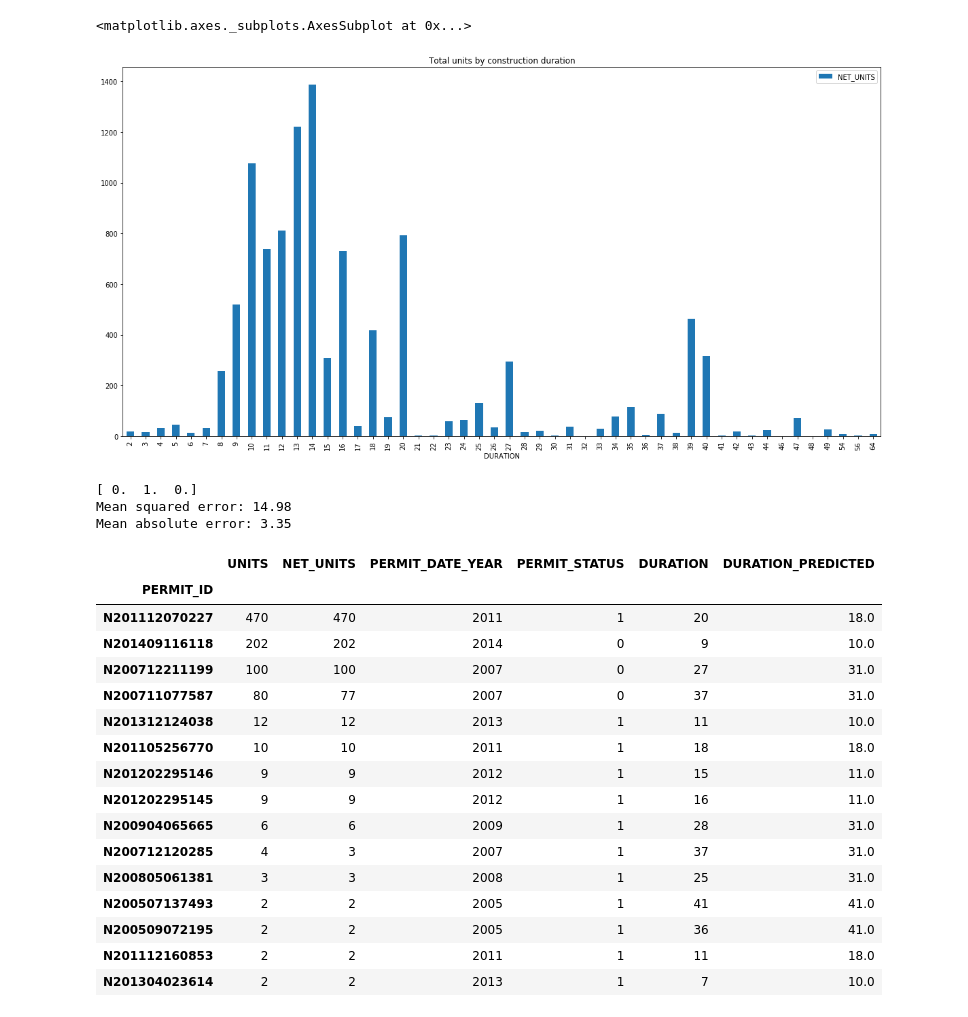
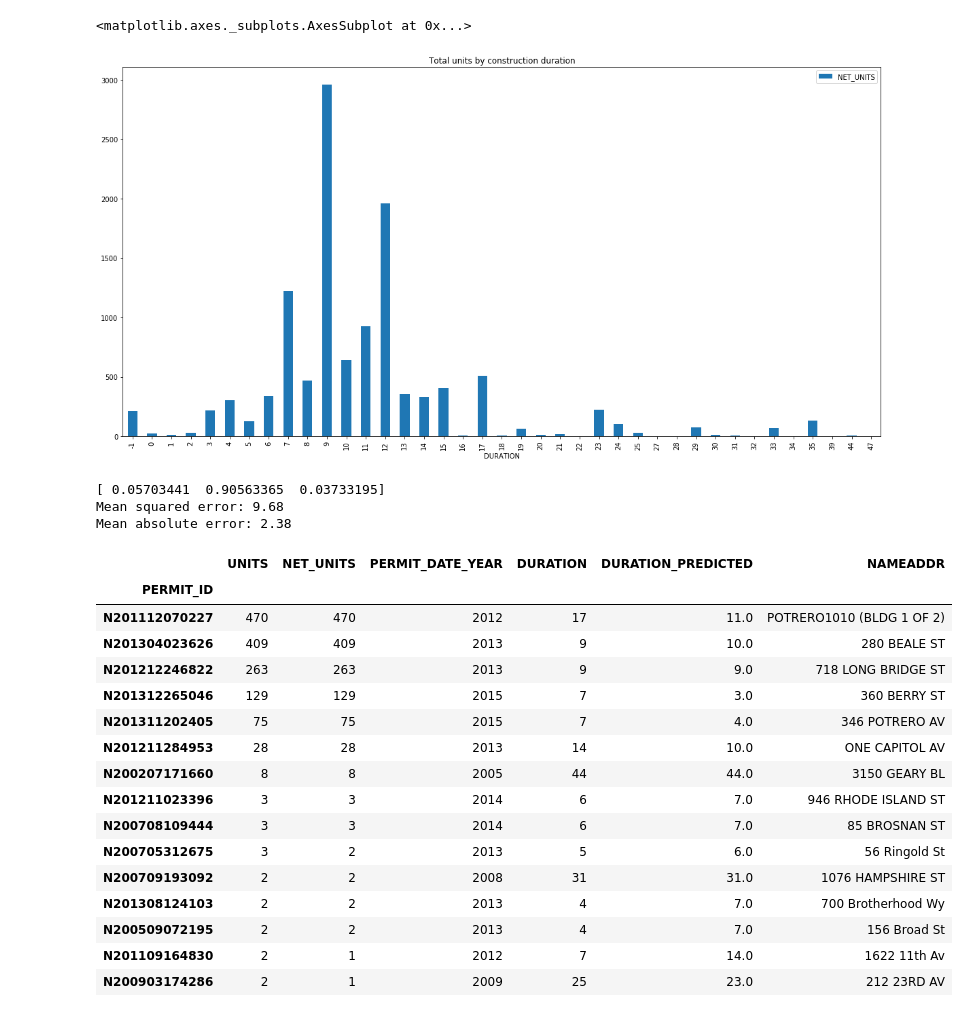
Before and after one commit to openland/statecraft-projects, a Jupyter notebook: housing_pipeline.ipynb, the cells around one changed output. Drawn from its saved outputs; the diff is of its cells as text; code cells hidden in the pictures.

```diff
--- a/housing_pipeline.ipynb
+++ b/housing_pipeline.ipynb
@@ -21,7 +21,7 @@ IPython.OutputArea.prototype._should_scroll = function(lines) {
 # %% [output]
 [interactive output not drawn]
 # %%
-columns = ['PERMIT_ID', 'UNITS', 'NET_UNITS', 'BESTSTAT', 'BESTDATE', 'YEAR', 'QUARTER']
+columns = ['PERMIT_ID', 'UNITS', 'NET_UNITS', 'BESTSTAT', 'BESTDATE', 'YEAR', 'QUARTER', 'NAMEADDR']
 # AFF_UNITS, NET_AFF_UNITS, NAMEADDR, APN
 distinct_columns = ['PERMIT_ID']
 
@@ -40,9 +40,13 @@ def loadData():
     return df
 
 def loadPermits():
-    converters = {'Permit Number': lambda x: 'N'+x.replace(',','')}
-    X = pd.read_csv("data_complete/Building_Permits_Filtered.csv", sep=',', infer_datetime_format=True, parse_dates=['PERMIT_DATE', 'PERMIT_STATUS_DATE'])
+    #converters = {'Permit Number': lambda x: 'N'+x.replace(',','')}
+    #X = pd.read_csv("data_complete/Building_Permits_Filtered.csv", sep=',', infer_datetime_format=True, parse_dates=['PERMIT_DATE', 'PERMIT_STATUS_DATE'])
+
+    X = pd.read_csv("data_complete/Building_Permits_ISSUED.csv", sep=',', infer_datetime_format=True, parse_dates=['PERMIT_ISSUED_DATE'])
+    X = X.drop_duplicates()
     X = X.set_index('PERMIT_ID')
+    X.rename(columns = {'PERMIT_ISSUED_DATE':'PERMIT_DATE'}, inplace = True)
     return X
 
 permits = loadPermits()
@@ -91,8 +95,8 @@ data['PERMIT_DATE_YEAR'] = pd.DatetimeIndex(data['PERMIT_DATE']).year
 data['PERMIT_DATE_QUARTER'] = pd.DatetimeIndex(data['PERMIT_DATE']).quarter
 
 data['DURATION'] = (data['YEAR_END'] - data['PERMIT_DATE_YEAR']) * 4 + data['QUARTER_END'] - data['PERMIT_DATE_QUARTER'] + 1
-data = data[['UNITS', 'NET_UNITS', 'YEAR_END', 'QUARTER_END', # , 'PERMIT_DATE', 'YEAR_START', 'QUARTER_START'
-             'PERMIT_DATE_YEAR', 'PERMIT_DATE_QUARTER', 'DURATION', 'PERMIT_STATUS', 'PERMIT_STATUS_DATE']]
+data = data[['UNITS', 'NET_UNITS', 'YEAR_END', 'QUARTER_END', 'NAMEADDR',# , 'PERMIT_DATE', 'YEAR_START', 'QUARTER_START'
+             'PERMIT_DATE_YEAR', 'PERMIT_DATE_QUARTER', 'DURATION']]#, 'PERMIT_STATUS', 'PERMIT_STATUS_DATE']]
 data.head()
 # %% [output]
 565
@@ -175,60 +179,60 @@ grouped = complete.sort_values(['NET_UNITS']).groupby(['DURATION']).sum()
 grouped.plot(y = 'NET_UNITS', kind = "bar", figsize=(20,10), title="Total units by construction duration")
 # %% [output]
 <matplotlib.axes._subplots.AxesSubplot at 0x...>
-[figure, old version]
+[figure, new version]
 # %%
 #complete['PERMIT_DATE_YEAR'] = 2017 - complete['PERMIT_DATE_YEAR']
 #incomplete['PERMIT_DATE_YEAR'] = 2017 - incomplete['PERMIT_DATE_YEAR']
 
 # if permit status is "complete"
-complete['PERMIT_STATUS'] = pd.get_dummies( complete['PERMIT_STATUS'] )['complete']
-incomplete['PERMIT_STATUS'] = pd.get_dummies( incomplete['PERMIT_STATUS'] )['complete']
+#complete['PERMIT_STATUS'] = pd.get_dummies( complete['PERMIT_STATUS'] )['complete']
+#incomplete['PERMIT_STATUS'] = pd.get_dummies( incomplete['PERMIT_STATUS'] )['complete']
 
-columns_to_show = ['UNITS', 'NET_UNITS', 'PERMIT_DATE_YEAR', 'PERMIT_STATUS', 'DURATION',
-                   'DURATION_PREDICTED']
+columns_to_show = ['UNITS', 'NET_UNITS', 'PERMIT_DATE_YEAR', 'DURATION',
+                   'DURATION_PREDICTED', 'NAMEADDR']
 # %%
 X_train, X_val, y_train, y_val = train_test_split(
     complete,
     complete['DURATION'],
     test_size=0.1)
     #random_state=40)
 
 # linear regression 11.09
 #model = linear_model.LinearRegression(fit_intercept=True, normalize=True)
-model = RandomForestRegressor(max_depth=2, criterion="mse", warm_start=True)
-model.fit(X_train[['UNITS', 'PERMIT_DATE_YEAR', 'PERMIT_STATUS']], y_train)
+model = RandomForestRegressor(max_depth=8, criterion="mse", min_samples_split=6)
+model.fit(X_train[['UNITS', 'PERMIT_DATE_YEAR', 'PERMIT_DATE_QUARTER']], y_train)
 
 #print('Coefficients: \n', model.coef_)
 print(model.feature_importances_)
 
-y_val_predicted = model.predict(X_val[['UNITS', 'PERMIT_DATE_YEAR', 'PERMIT_STATUS']])
+y_val_predicted = model.predict(X_val[['UNITS', 'PERMIT_DATE_YEAR', 'PERMIT_DATE_QUARTER']])
 X_val['DURATION_PREDICTED'] = np.ceil(y_val_predicted)
 
 #X_val['DURATION_PREDICTED'][X_val['DURATION_PREDICTED'] < 13] = X_val['DURATION_PREDICTED'] * 1.3
 # prediction error
 print("Mean squared error: %.2f" % mean_squared_error(y_val, y_val_predicted))
 print("Mean absolute error: %.2f" % mean_absolute_error(y_val, y_val_predicted))
 
 X_val[columns_to_show].sort_values(by=['NET_UNITS'],ascending=False).head(15)
 # %% [output]
-[ 0.  1.  0.]
-Mean squared error: 14.98
-Mean absolute error: 3.35
+[ 0.05703441  0.90563365  0.03733195]
+Mean squared error: 9.68
+Mean absolute error: 2.38
-|  | UNITS | NET_UNITS | PERMIT_DATE_YEAR | PERMIT_STATUS | DURATION | DURATION_PREDICTED |
+|  | UNITS | NET_UNITS | PERMIT_DATE_YEAR | DURATION | DURATION_PREDICTED | NAMEADDR |
 | PERMIT_ID |  |  |  |  |  |  |
-| N201112070227 | 470 | 470 | 2011 | 1 | 20 | 18.0 |
-| N201409116118 | 202 | 202 | 2014 | 0 | 9 | 10.0 |
-| N200712211199 | 100 | 100 | 2007 | 0 | 27 | 31.0 |
-| N200711077587 | 80 | 77 | 2007 | 0 | 37 | 31.0 |
-| N201312124038 | 12 | 12 | 2013 | 1 | 11 | 10.0 |
-| N201105256770 | 10 | 10 | 2011 | 1 | 18 | 18.0 |
-| N201202295146 | 9 | 9 | 2012 | 1 | 15 | 11.0 |
-| N201202295145 | 9 | 9 | 2012 | 1 | 16 | 11.0 |
-| N200904065665 | 6 | 6 | 2009 | 1 | 28 | 31.0 |
-| N200712120285 | 4 | 3 | 2007 | 1 | 37 | 31.0 |
-| N200805061381 | 3 | 3 | 2008 | 1 | 25 | 31.0 |
-| N200507137493 | 2 | 2 | 2005 | 1 | 41 | 41.0 |
-| N200509072195 | 2 | 2 | 2005 | 1 | 36 | 41.0 |
-| N201112160853 | 2 | 2 | 2011 | 1 | 11 | 18.0 |
-| N201304023614 | 2 | 2 | 2013 | 1 | 7 | 10.0 |
+| N201112070227 | 470 | 470 | 2012 | 17 | 11.0 | POTRERO1010 (BLDG 1 OF 2) |
+| N201304023626 | 409 | 409 | 2013 | 9 | 10.0 | 280 BEALE ST |
+| N201212246822 | 263 | 263 | 2013 | 9 | 9.0 | 718 LONG BRIDGE ST |
+| N201312265046 | 129 | 129 | 2015 | 7 | 3.0 | 360 BERRY ST |
+| N201311202405 | 75 | 75 | 2015 | 7 | 4.0 | 346 POTRERO AV |
+| N201211284953 | 28 | 28 | 2013 | 14 | 10.0 | ONE CAPITOL AV |
+| N200207171660 | 8 | 8 | 2005 | 44 | 44.0 | 3150 GEARY BL |
+| N201211023396 | 3 | 3 | 2014 | 6 | 7.0 | 946 RHODE ISLAND ST |
+| N200708109444 | 3 | 3 | 2014 | 6 | 7.0 | 85 BROSNAN ST |
+| N200705312675 | 3 | 2 | 2013 | 5 | 6.0 | 56 Ringold St |
+| N200709193092 | 2 | 2 | 2008 | 31 | 31.0 | 1076 HAMPSHIRE ST |
+| N201308124103 | 2 | 2 | 2013 | 4 | 7.0 | 700 Brotherhood Wy |
+| N200509072195 | 2 | 2 | 2013 | 4 | 7.0 | 156 Broad St |
+| N201109164830 | 2 | 1 | 2012 | 7 | 14.0 | 1622 11th Av |
+| N200903174286 | 2 | 1 | 2009 | 25 | 23.0 | 212 23RD AV |
 # %%
```
Also changed, not shown: parts of 8 cells of this notebook.
